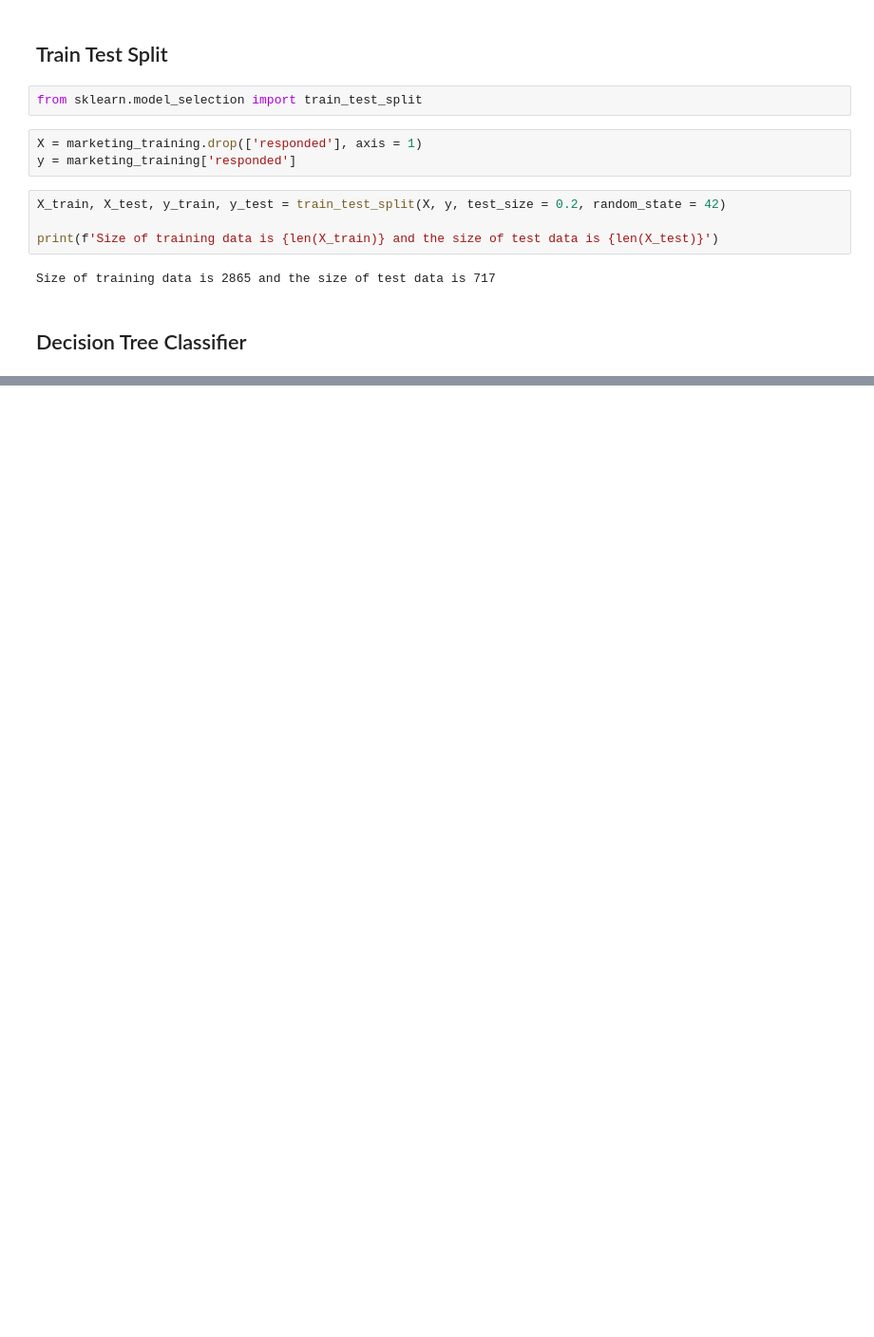
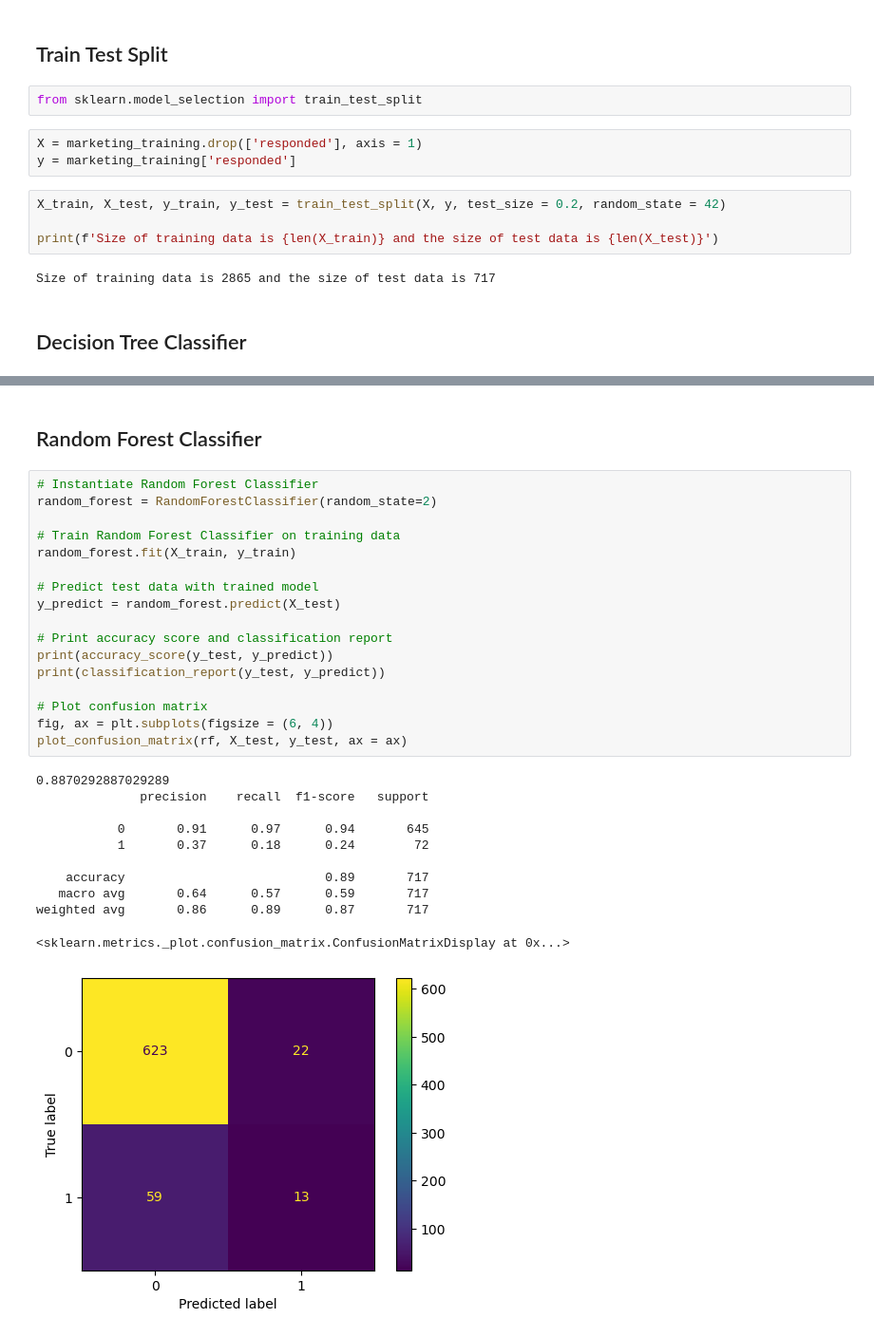
Before and after one commit to tugceturkkal/Data-Projects, a Jupyter notebook: Response to Marketing Campaign.ipynb, the cells around one changed output, grey strips where cells are left out. Shown at 95% size. Saved outputs shown, nothing was run; the diff lists cells and outputs as text; blank space fills up the shorter version.

```diff
--- a/Response to Marketing Campaign.ipynb
+++ b/Response to Marketing Campaign.ipynb
@@ -396 +377,32 @@ from sklearn.model_selection import train_test_split
+# %% [markdown]
+## Random Forest Classifier
+# %%
+# Instantiate Random Forest Classifier
+random_forest = RandomForestClassifier(random_state=2)
+
+# Train Random Forest Classifier on training data
+random_forest.fit(X_train, y_train)
+
+# Predict test data with trained model
+y_predict = random_forest.predict(X_test)
+
+# Print accuracy score and classification report
+print(accuracy_score(y_test, y_predict))
+print(classification_report(y_test, y_predict))
+
+# Plot confusion matrix
+fig, ax = plt.subplots(figsize = (6, 4))
+plot_confusion_matrix(rf, X_test, y_test, ax = ax)
+# %% [output]
+0.8870292887029289
+              precision    recall  f1-score   support
+
+           0       0.91      0.97      0.94       645
+           1       0.37      0.18      0.24        72
+
+    accuracy                           0.89       717
+   macro avg       0.64      0.57      0.59       717
+weighted avg       0.86      0.89      0.87       717
+<sklearn.metrics._plot.confusion_matrix.ConfusionMatrixDisplay at 0x...>
+[figure, added]
 # %%
```
Also changed, not shown: parts of 10 cells of this notebook.
